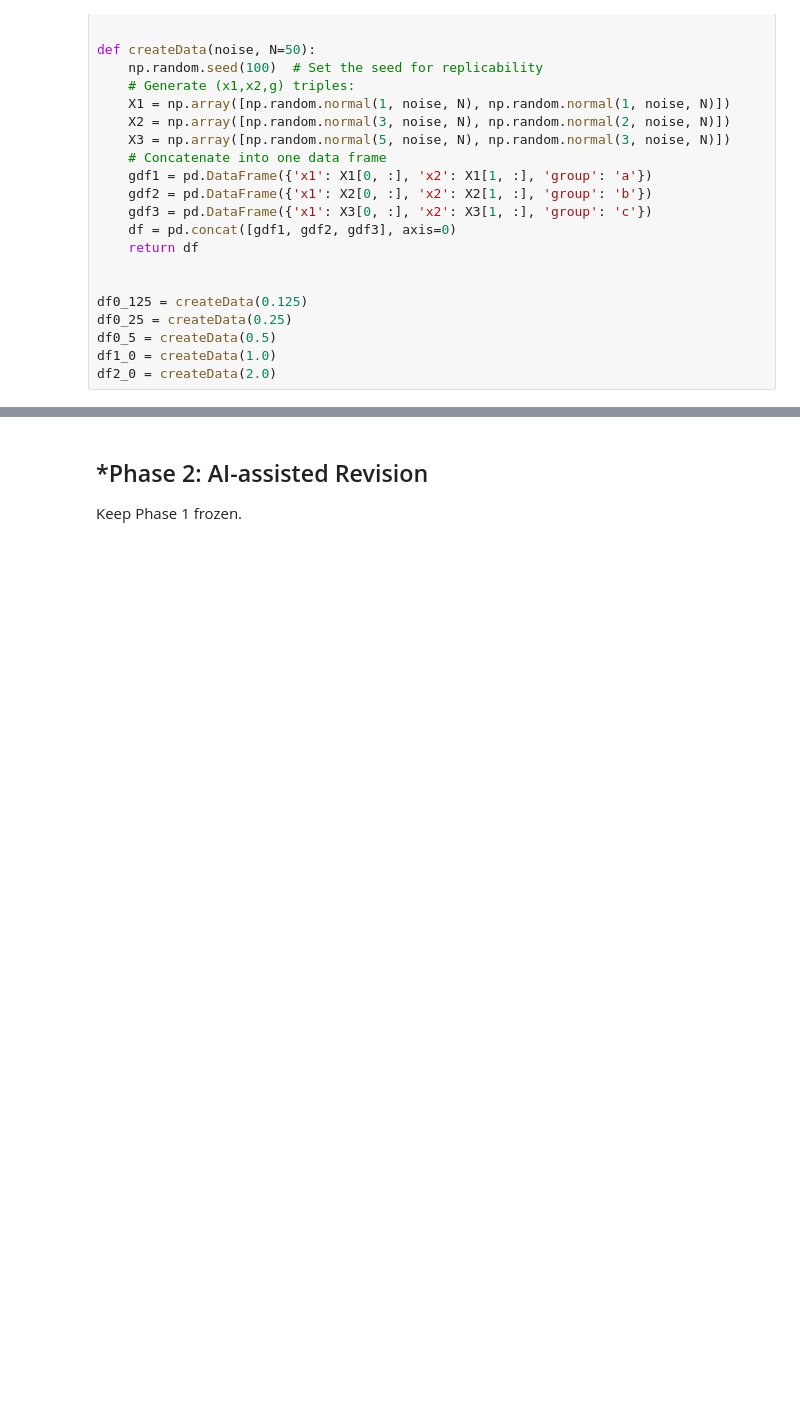
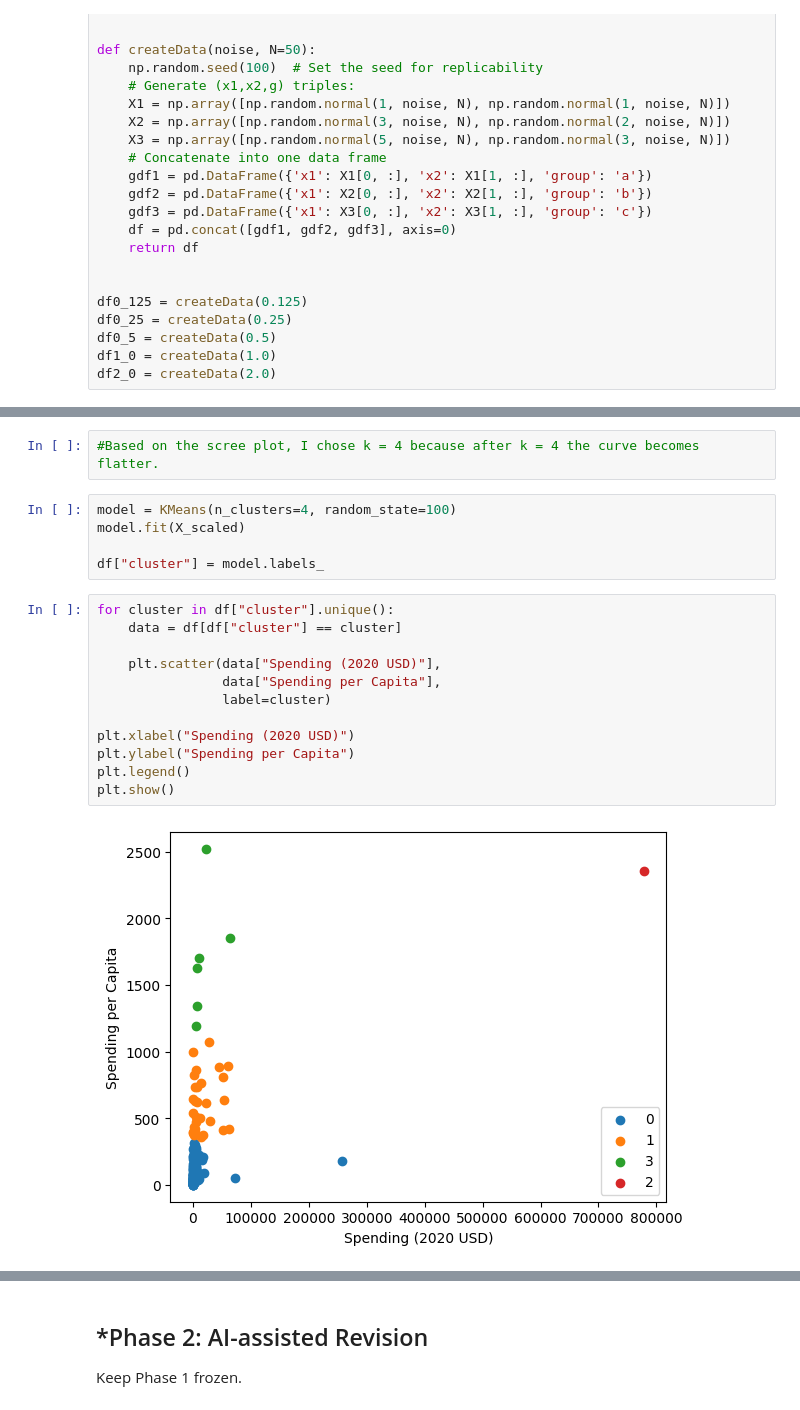
Before and after one commit to petercao135/A04-clustering, a Jupyter notebook: notebook.ipynb, the cells around one changed output, grey strips where cells are left out. Saved outputs shown, nothing was run; the diff lists cells and outputs as text; blank space fills up the shorter version.

```diff
--- a/notebook.ipynb
+++ b/notebook.ipynb
@@ -84,0 +192,21 @@ hello
+# %%
+#Based on the scree plot, I chose k = 4 because after k = 4 the curve becomes flatter.
+# %%
+model = KMeans(n_clusters=4, random_state=100)
+model.fit(X_scaled)
+
+df["cluster"] = model.labels_
+# %%
+for cluster in df["cluster"].unique():
+    data = df[df["cluster"] == cluster]
+
+    plt.scatter(data["Spending (2020 USD)"],
+                data["Spending per Capita"],
+                label=cluster)
+
+plt.xlabel("Spending (2020 USD)")
+plt.ylabel("Spending per Capita")
+plt.legend()
+plt.show()
+# %% [output]
+[figure, added]
```
Also changed, not shown: parts of 29 cells of this notebook.
